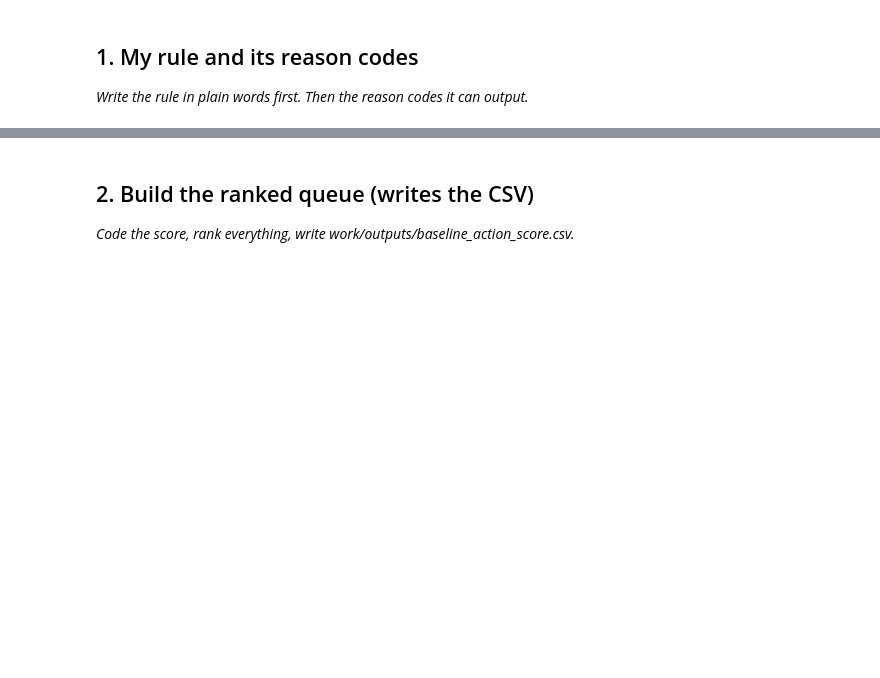
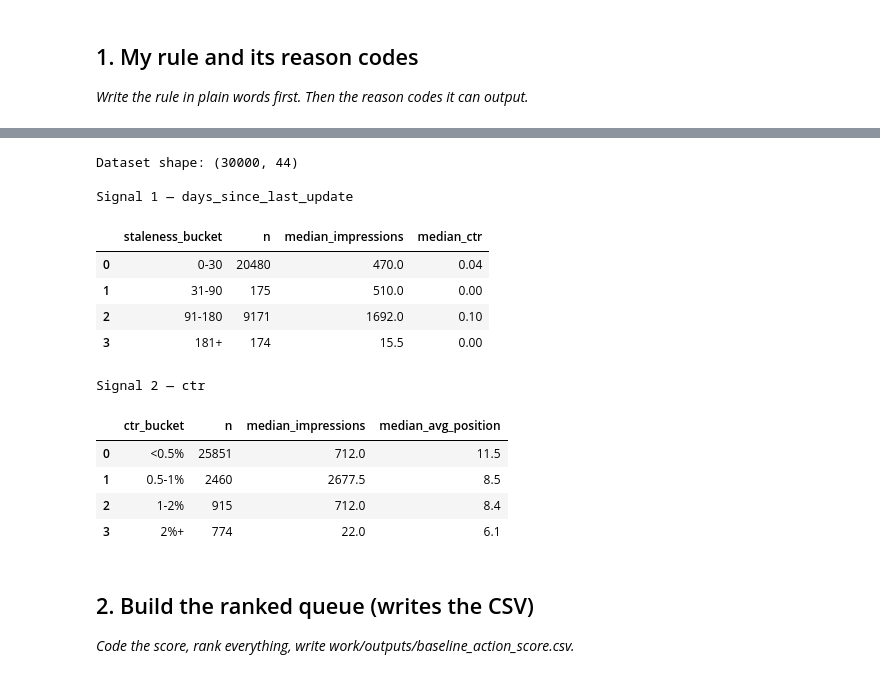
Before and after one commit to Asadnaeem23/flyrank-ml-internship, a Jupyter notebook: work/notebooks/w04_baseline_score.ipynb, the cells around one changed output, grey strips where cells are left out. Cells and saved outputs as stored; diff of their text form; code cells hidden in the pictures; blank space fills up the shorter version.

```diff
--- a/work/notebooks/w04_baseline_score.ipynb
+++ b/work/notebooks/w04_baseline_score.ipynb
@@ -16,3 +71,76 @@ This skeleton is yours to fill. Work the sections **in order** — each one has
+# %%
+# This cell is for CODE (numbers, a query, a check).
+# Write your text answer in the cell ABOVE this one — typing sentences here breaks Run All.
+
+import pandas as pd
+
+# Load the Content Refresh starter data.
+data_path = "data/raw/content_refresh_anonymized.csv"
+df = pd.read_csv(data_path)
+
+print("Dataset shape:", df.shape)
+
+# ---------------------------------------------------------
+# Signal 1: days_since_last_update
+# ---------------------------------------------------------
+
+df["staleness_bucket"] = pd.cut(
+    df["days_since_last_update"],
+    bins=[-1, 30, 90, 180, float("inf")],
+    labels=["0-30", "31-90", "91-180", "181+"]
+)
+
+staleness_check = (
+    df.groupby("staleness_bucket", observed=False)
+      .agg(
+          n=("content_id", "size"),
+          median_impressions=("impressions_90d", "median"),
+          median_ctr=("ctr", "median")
+      )
+      .reset_index()
+)
+
+print("\nSignal 1 — days_since_last_update")
+display(staleness_check)
+
+
+# ---------------------------------------------------------
+# Signal 2: ctr
+# ---------------------------------------------------------
+
+df["ctr_bucket"] = pd.cut(
+    df["ctr"],
+    bins=[-float("inf"), 0.5, 1.0, 2.0, float("inf")],
+    labels=["<0.5%", "0.5-1%", "1-2%", "2%+"]
+)
+
+ctr_check = (
+    df.groupby("ctr_bucket", observed=False)
+      .agg(
+          n=("content_id", "size"),
+          median_impressions=("impressions_90d", "median"),
+          median_avg_position=("avg_position", "median")
+      )
+      .reset_index()
+)
+
+print("\nSignal 2 — ctr")
+display(ctr_check)
+# %% [output]
+Dataset shape: (30000, 44)
+
+Signal 1 — days_since_last_update
+|  | staleness_bucket | n | median_impressions | median_ctr |
+| 0 | 0-30 | 20480 | 470.0 | 0.04 |
+| 1 | 31-90 | 175 | 510.0 | 0.00 |
+| 2 | 91-180 | 9171 | 1692.0 | 0.10 |
+| 3 | 181+ | 174 | 15.5 | 0.00 |
+Signal 2 — ctr
+|  | ctr_bucket | n | median_impressions | median_avg_position |
+| 0 | <0.5% | 25851 | 712.0 | 11.5 |
+| 1 | 0.5-1% | 2460 | 2677.5 | 8.5 |
+| 2 | 1-2% | 915 | 712.0 | 8.4 |
+| 3 | 2%+ | 774 | 22.0 | 6.1 |
 # %% [markdown]
 ## 2. Build the ranked queue (writes the CSV)
 
```
Also changed, not shown: parts of 14 cells of this notebook.
